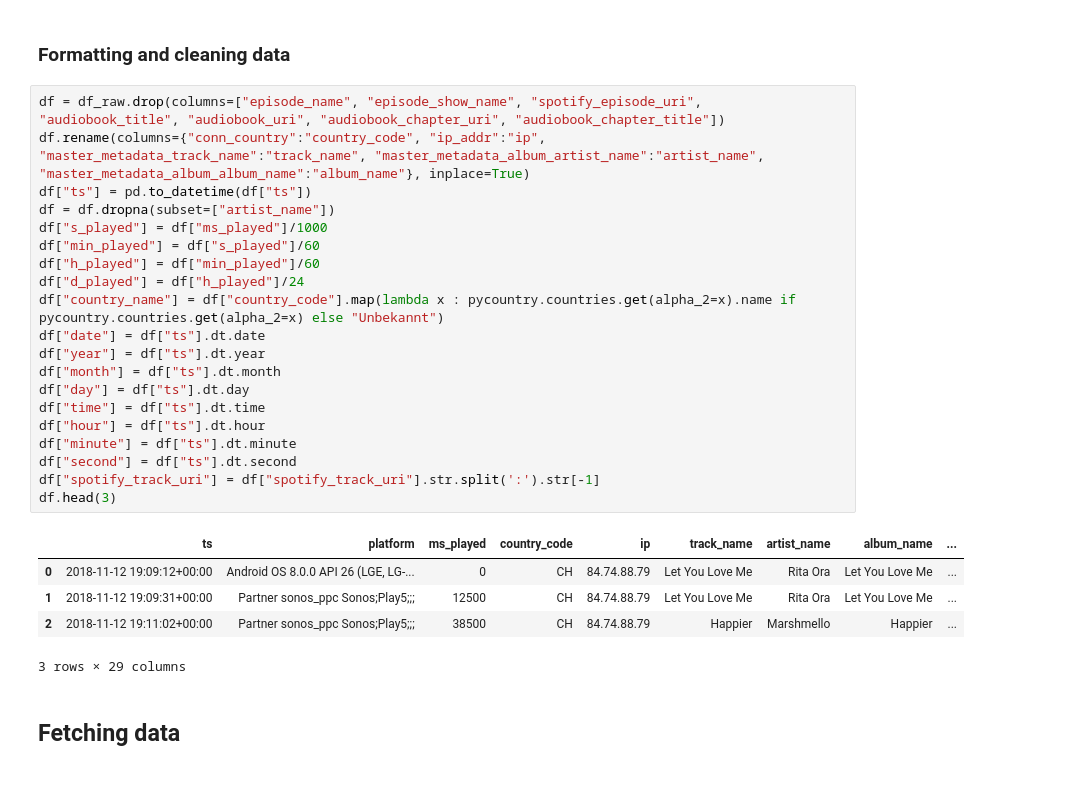
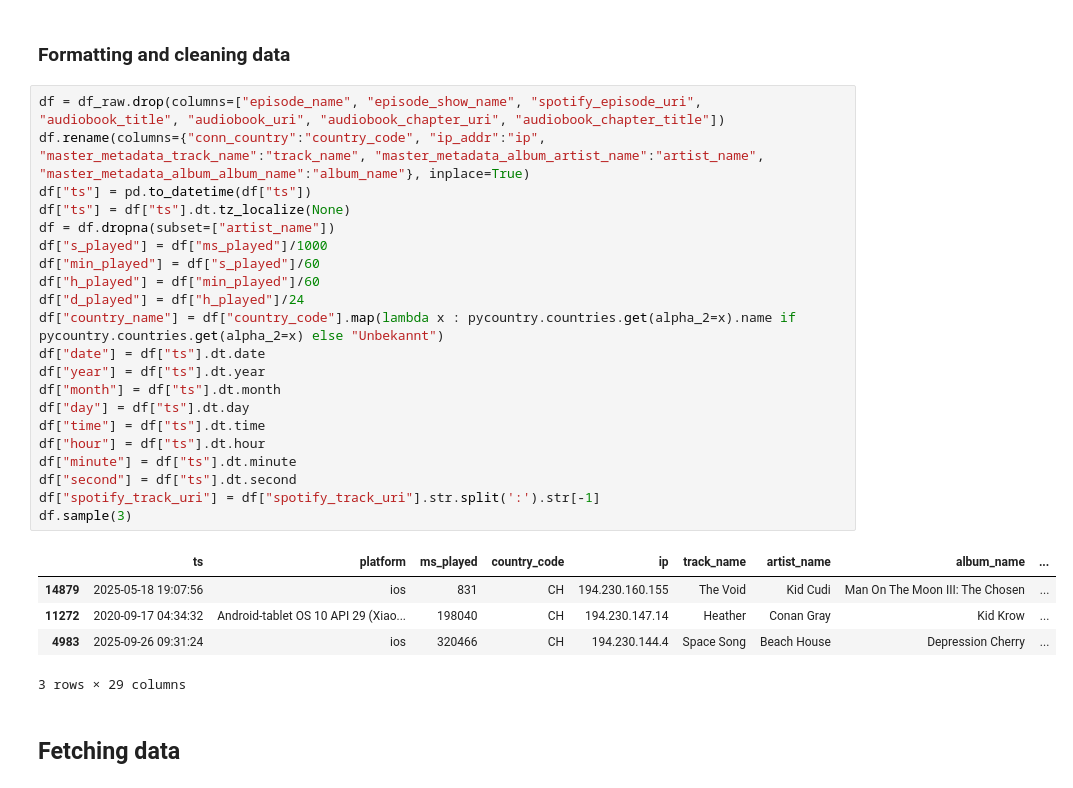
Before and after one commit to Innisvysom2/betterWrapped, a Jupyter notebook: betterWrapped.ipynb, the cells around one changed output. Saved outputs shown, nothing was run; the diff lists cells and outputs as text.

```diff
--- a/betterWrapped.ipynb
+++ b/betterWrapped.ipynb
@@ -36,28 +34,29 @@ df_raw.head(3)
 # %%
 df = df_raw.drop(columns=["episode_name", "episode_show_name", "spotify_episode_uri", "audiobook_title", "audiobook_uri", "audiobook_chapter_uri", "audiobook_chapter_title"])
 df.rename(columns={"conn_country":"country_code", "ip_addr":"ip", "master_metadata_track_name":"track_name", "master_metadata_album_artist_name":"artist_name", "master_metadata_album_album_name":"album_name"}, inplace=True)
 df["ts"] = pd.to_datetime(df["ts"])
+df["ts"] = df["ts"].dt.tz_localize(None)
 df = df.dropna(subset=["artist_name"])
 df["s_played"] = df["ms_played"]/1000
 df["min_played"] = df["s_played"]/60
 df["h_played"] = df["min_played"]/60
 df["d_played"] = df["h_played"]/24
 df["country_name"] = df["country_code"].map(lambda x : pycountry.countries.get(alpha_2=x).name if pycountry.countries.get(alpha_2=x) else "Unbekannt")
 df["date"] = df["ts"].dt.date
 df["year"] = df["ts"].dt.year
 df["month"] = df["ts"].dt.month
 df["day"] = df["ts"].dt.day
 df["time"] = df["ts"].dt.time
 df["hour"] = df["ts"].dt.hour
 df["minute"] = df["ts"].dt.minute
 df["second"] = df["ts"].dt.second
 df["spotify_track_uri"] = df["spotify_track_uri"].str.split(':').str[-1]
-df.head(3)
+df.sample(3)
 # %% [output]
 |  | ts | platform | ms_played | country_code | ip | track_name | artist_name | album_name | ... |
-| 0 | 2018-11-12 19:09:12+00:00 | Android OS 8.0.0 API 26 (LGE, LG-... | 0 | CH | 84.74.88.79 | Let You Love Me | Rita Ora | Let You Love Me | ... |
-| 1 | 2018-11-12 19:09:31+00:00 | Partner sonos_ppc Sonos;Play5;;; | 12500 | CH | 84.74.88.79 | Let You Love Me | Rita Ora | Let You Love Me | ... |
-| 2 | 2018-11-12 19:11:02+00:00 | Partner sonos_ppc Sonos;Play5;;; | 38500 | CH | 84.74.88.79 | Happier | Marshmello | Happier | ... |
+| 14879 | 2025-05-18 19:07:56 | ios | 831 | CH | 194.230.160.155 | The Void | Kid Cudi | Man On The Moon III: The Chosen | ... |
+| 11272 | 2020-09-17 04:34:32 | Android-tablet OS 10 API 29 (Xiao... | 198040 | CH | 194.230.147.14 | Heather | Conan Gray | Kid Krow | ... |
+| 4983 | 2025-09-26 09:31:24 | ios | 320466 | CH | 194.230.144.4 | Space Song | Beach House | Depression Cherry | ... |
 3 rows × 29 columns
 # %% [markdown]
 ## Fetching data
```
Also changed, not shown: parts of 22 cells of this notebook.
